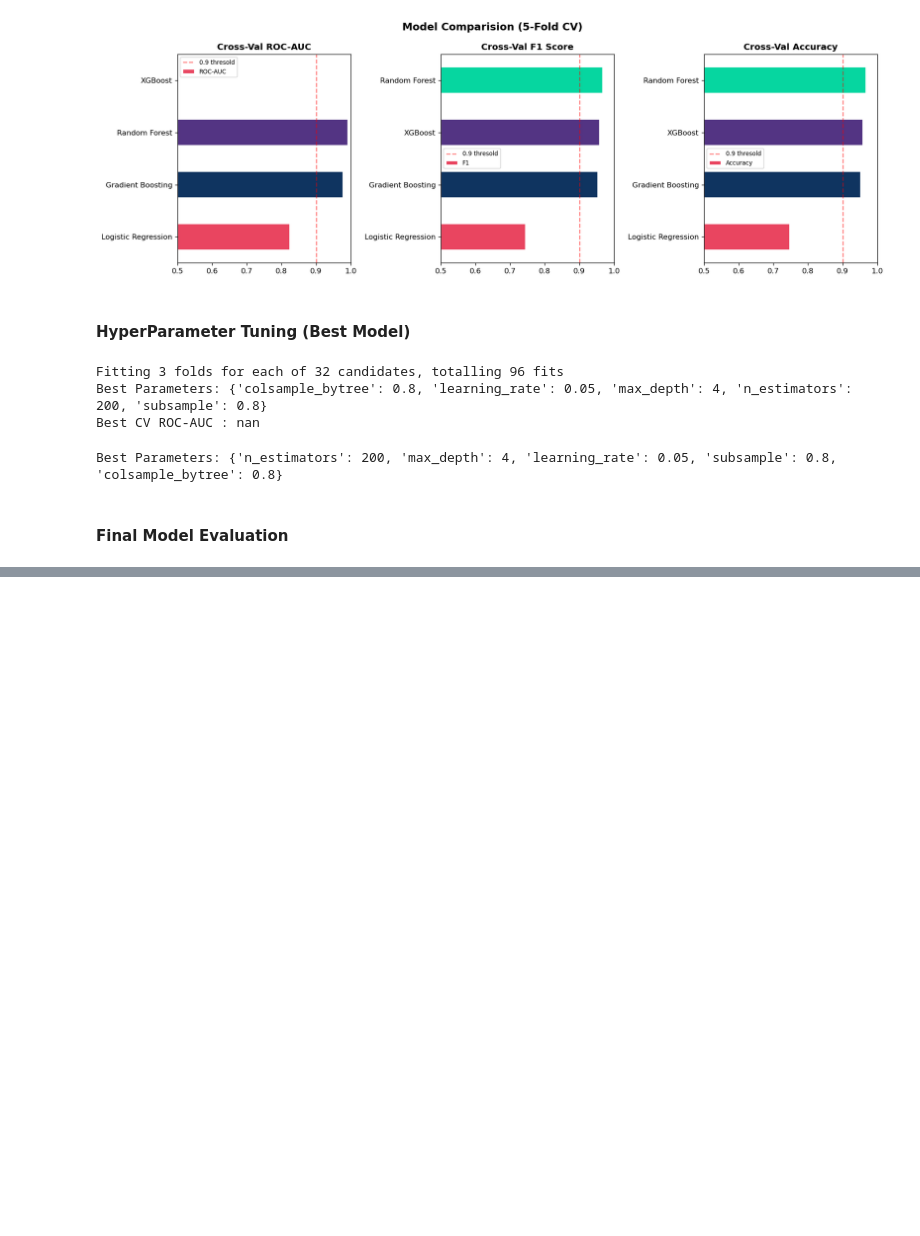
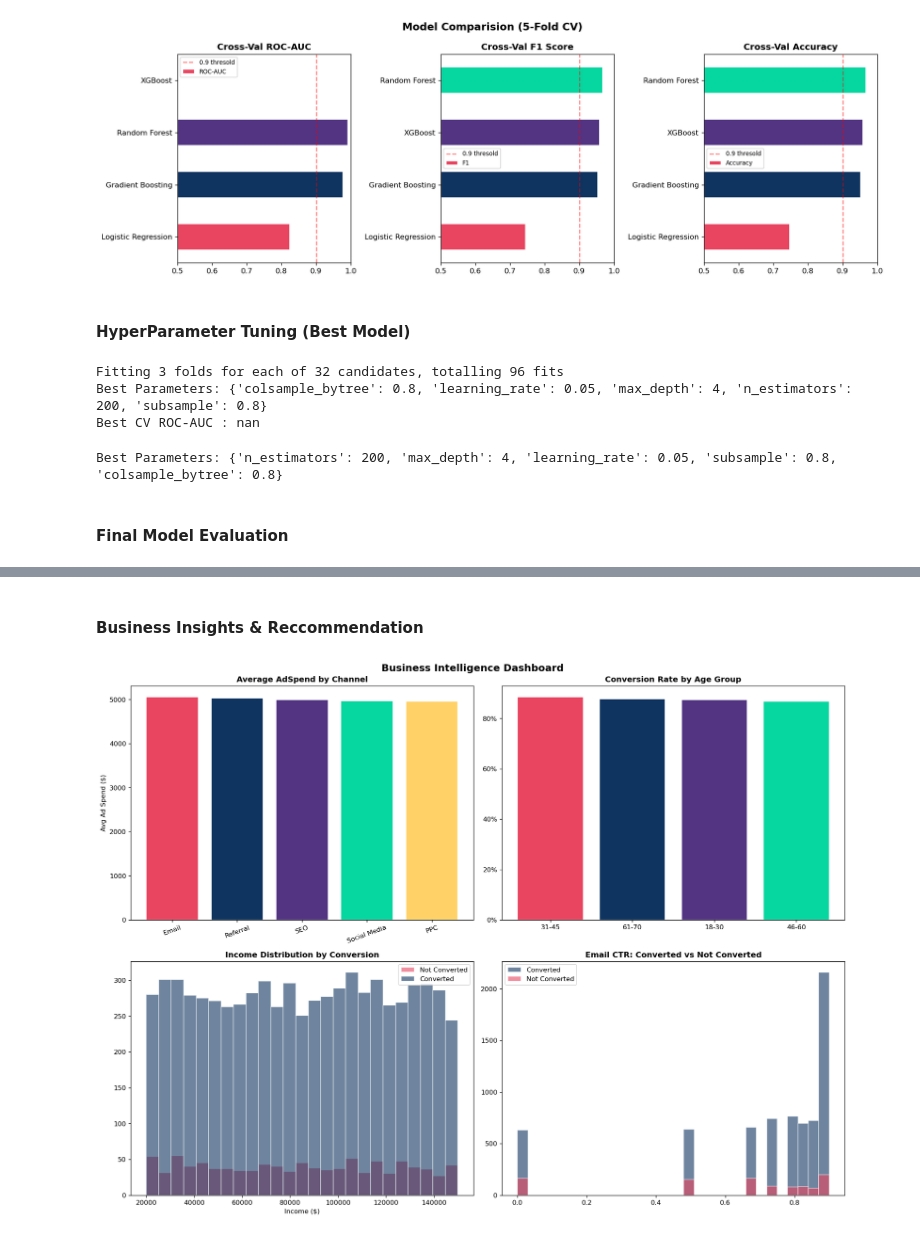
Before and after one commit to Poojaschavan97/Digital-Marketing-Campaign, a Jupyter notebook: Digital Marketing.ipynb, the cells around one changed output, grey strips where cells are left out. Cells and saved outputs as stored; diff of their text form; code cells hidden in the pictures; blank space fills up the shorter version.

```diff
--- a/Digital Marketing.ipynb
+++ b/Digital Marketing.ipynb
@@ -826,0 +946,40 @@ Best Parameters: {'n_estimators': 200, 'max_depth': 4, 'learning_rate': 0.05, 's
+# %% [markdown]
+#### Business Insights & Reccommendation
+# %%
+fig, axes = plt.subplots(2, 2, figsize=(16, 12))
+
+# 1. Average AdSpend by Channel
+ch_spend = digital_data.groupby('CampaignChannel')['AdSpend'].mean().sort_values(ascending=False)
+axes[0, 0].bar(ch_spend.index, ch_spend.values, color=PALETTE, edgecolor='white')
+axes[0, 0].set_title('Average AdSpend by Channel', fontweight='bold')
+axes[0, 0].set_ylabel('Avg Ad Spend ($)')
+axes[0, 0].tick_params(axis='x', rotation=20)
+
+# 2. Conversion rate by AgeGroup
+if 'AgeGroup' in df.columns:
+    age_conv = df.groupby('AgeGroup')['Conversion'].mean().sort_values(ascending=False)
+    axes[0, 1].bar(age_conv.index, age_conv.values, color=PALETTE, edgecolor='white')
+    axes[0, 1].set_title('Conversion Rate by Age Group', fontweight='bold')
+    axes[0, 1].yaxis.set_major_formatter(mtick.PercentFormatter(1.0))
+
+# 3. Income vs Conversion
+for conv_val, label, color in [(0, 'Not Converted', PALETTE[0]), (1, 'Converted', PALETTE[1])]:
+    subset = digital_data[digital_data['Conversion'] == conv_val]['Income']
+    axes[1, 0].hist(subset, bins=25, alpha=0.6, label=label, color=color, edgecolor='white')
+axes[1, 0].set_title('Income Distribution by Conversion', fontweight='bold')
+axes[1, 0].legend()
+axes[1, 0].set_xlabel('Income ($)')
+
+# 4. Email CTR distribution (engineered feature)
+converted     = df[df['Conversion'] == 1]['Email_CTR']
+not_converted = df[df['Conversion'] == 0]['Email_CTR']
+axes[1, 1].hist(converted, bins=30, alpha=0.6, label='Converted', color=PALETTE[1], edgecolor='white')
+axes[1, 1].hist(not_converted, bins=30, alpha=0.6, label='Not Converted', color=PALETTE[0], edgecolor='white')
+axes[1, 1].set_title('Email CTR: Converted vs Not Converted', fontweight='bold')
+axes[1, 1].legend()
+
+plt.suptitle('Business Intelligence Dashboard', fontsize=15, fontweight='bold')
+plt.tight_layout()
+plt.show()
+# %% [output]
+[figure, added]
```
Also changed, not shown: parts of 10 cells of this notebook, 1 other file.
